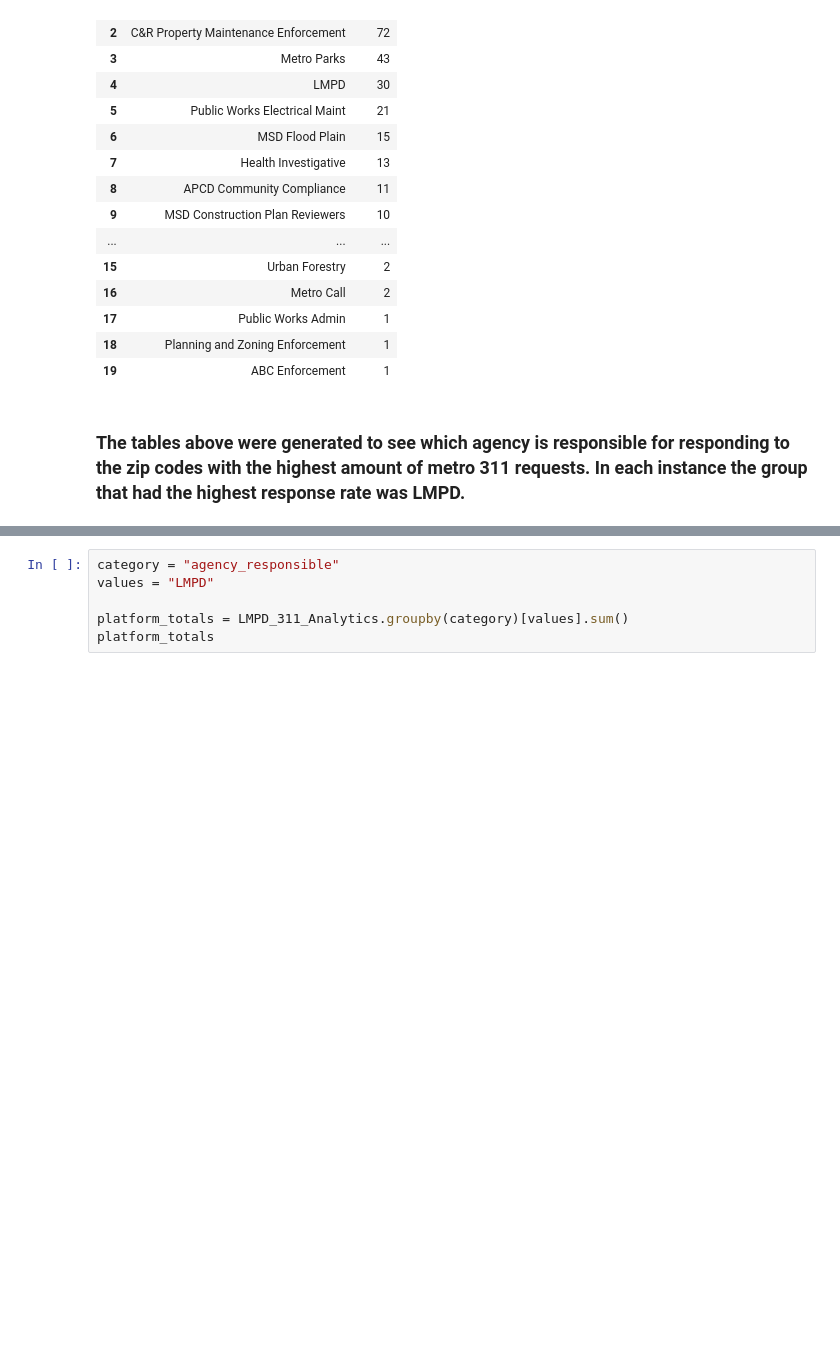
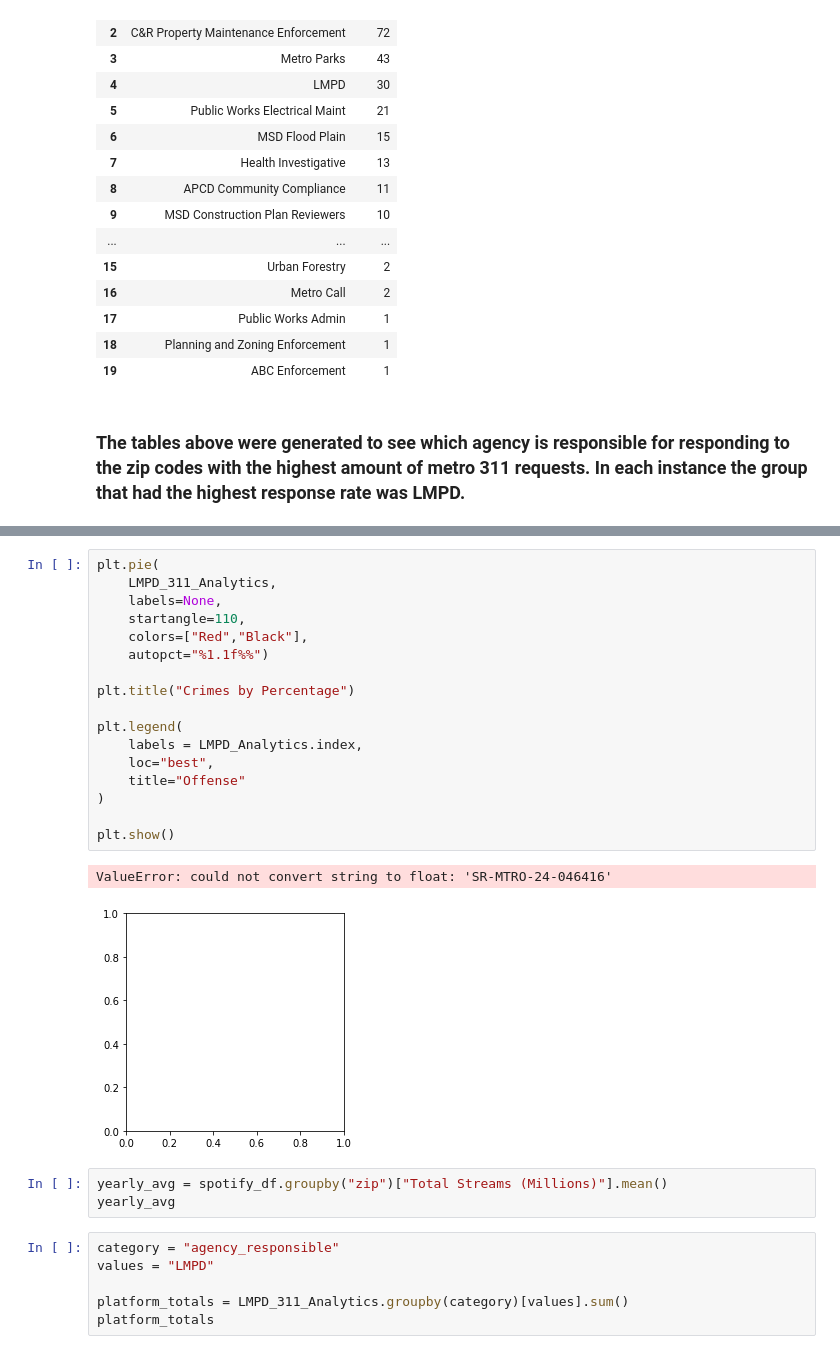
Before and after one commit to ZakM2000/Criminal_Analysis, a Jupyter notebook: Notebooks/LMPD_Crime_Analytics.ipynb, the cells around one changed output, grey strips where cells are left out. Drawn from its saved outputs; the diff is of its cells as text; blank space fills up the shorter version.

```diff
--- a/Notebooks/LMPD_Crime_Analytics.ipynb
+++ b/Notebooks/LMPD_Crime_Analytics.ipynb
@@ -1280,3 +1324,26 @@ Agency_Count_40208
+# %%
+plt.pie(
+    LMPD_311_Analytics,
+    labels=None,
+    startangle=110,
+    colors=["Red","Black"],
+    autopct="%1.1f%%")
+
+plt.title("Crimes by Percentage")
+
+plt.legend(
+    labels = LMPD_Analytics.index,
+    loc="best",
+    title="Offense"
+)
+
+plt.show()
+# %% [output]
+ValueError: could not convert string to float: 'SR-MTRO-24-046416'
+[figure, added]
+# %%
+yearly_avg = spotify_df.groupby("zip")["Total Streams (Millions)"].mean()
+yearly_avg
 # %%
 category = "agency_responsible"
 values = "LMPD"
```
Also changed, not shown: parts of 4 cells of this notebook.
